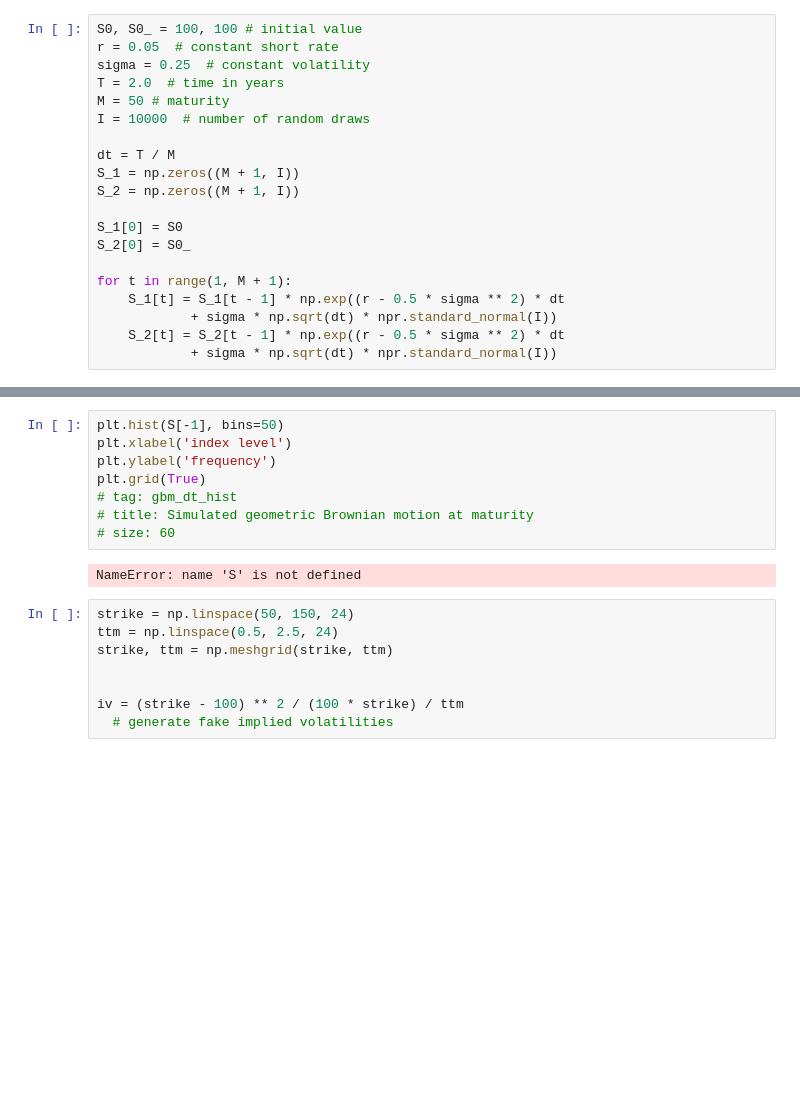
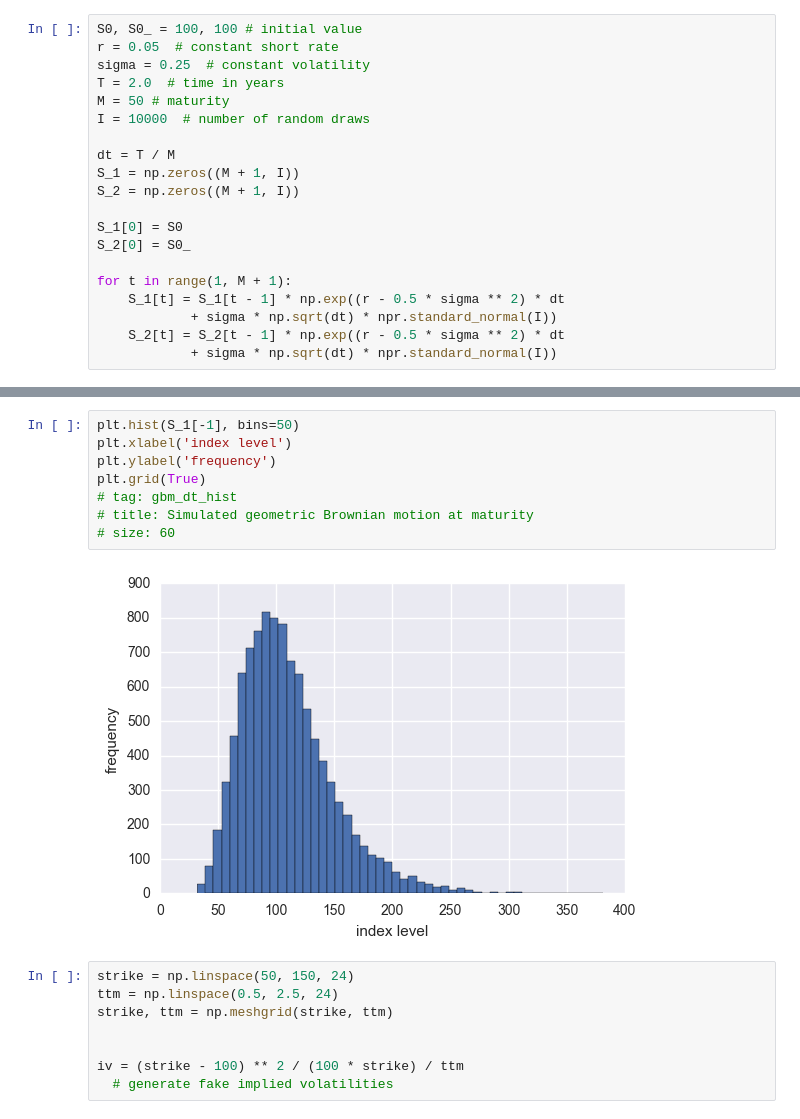
Before and after one commit to FelipeAndresG/FX-triangle, a Jupyter notebook: Code/FX_calibration.ipynb, the cells around one changed output, grey strips where cells are left out. Saved outputs shown, nothing was run; the diff lists cells and outputs as text; blank space fills up the shorter version.

```diff
--- a/Code/FX_calibration.ipynb
+++ b/Code/FX_calibration.ipynb
@@ -39,13 +39,13 @@ plt.grid(True)
 # %%
-plt.hist(S[-1], bins=50)
+plt.hist(S_1[-1], bins=50)
 plt.xlabel('index level')
 plt.ylabel('frequency')
 plt.grid(True)
 # tag: gbm_dt_hist
 # title: Simulated geometric Brownian motion at maturity
 # size: 60
 # %% [output]
-NameError: name 'S' is not defined
+[figure, added]
 # %%
 strike = np.linspace(50, 150, 24)
 ttm = np.linspace(0.5, 2.5, 24)
```
Also changed, not shown: parts of 2 cells of this notebook.
